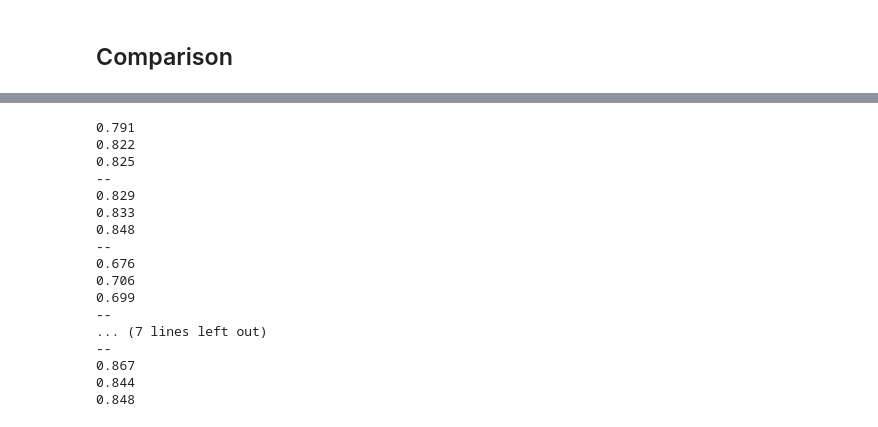
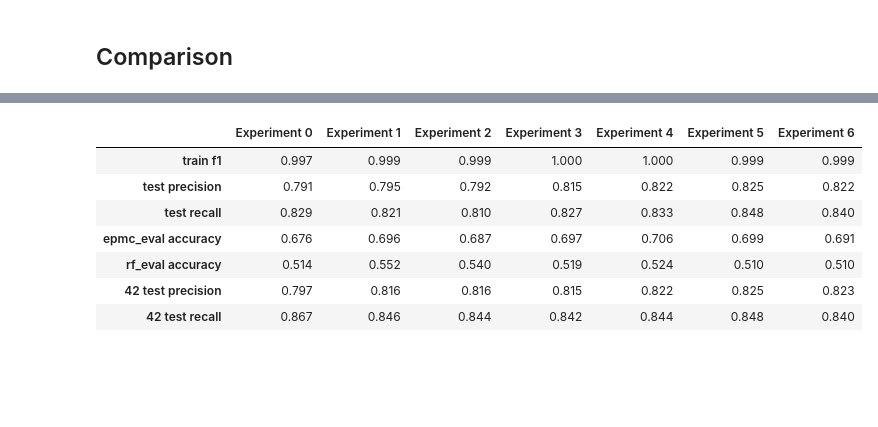
Before and after one commit to wellcometrust/nutrition-labels, a Jupyter notebook: notebooks/Comparison of training experiments - March 2021.ipynb, the cells around one changed output, grey strips where cells are left out. Drawn from its saved outputs; the diff is of its cells as text; code cells hidden in the pictures; blank space fills up the shorter version.

```diff
--- a/notebooks/Comparison of training experiments - March 2021.ipynb
+++ b/notebooks/Comparison of training experiments - March 2021.ipynb
@@ -338,30 +345,17 @@ def print_values(metric):
-# %%
-print_values('test precision')
-print('--')
-print_values('test recall')
-print('--')
-print_values('epmc_eval accuracy')
-print('--')
-print_values('rf_eval accuracy')
-print('--')
-print_values('42 test precision')
-print('--')
-print_values('42 test recall')
-# %% [output]
-0.791
-0.822
-0.825
---
-0.829
-0.833
-0.848
---
-0.676
-0.706
-0.699
---
-... (7 lines left out)
---
-0.867
-0.844
-0.848
+# %%
+pd.DataFrame({'Experiment 0': round(experiment0_scores_renamed.mean(axis=1),3),
+             'Experiment 1': round(experiment1_scores_renamed.mean(axis=1),3),
+             'Experiment 2': round(experiment2_scores_renamed.mean(axis=1),3),
+             'Experiment 3': round(experiment3_scores_renamed.mean(axis=1),3),
+             'Experiment 4': round(experiment4_scores_renamed.mean(axis=1),3),
+             'Experiment 5': round(experiment5_scores_renamed.mean(axis=1),3),
+             'Experiment 6': round(experiment6_scores_renamed.mean(axis=1),3),})
+# %% [output]
+|  | Experiment 0 | Experiment 1 | Experiment 2 | Experiment 3 | Experiment 4 | Experiment 5 | Experiment 6 |
+| train f1 | 0.997 | 0.999 | 0.999 | 1.000 | 1.000 | 0.999 | 0.999 |
+| test precision | 0.791 | 0.795 | 0.792 | 0.815 | 0.822 | 0.825 | 0.822 |
+| test recall | 0.829 | 0.821 | 0.810 | 0.827 | 0.833 | 0.848 | 0.840 |
+| epmc_eval accuracy | 0.676 | 0.696 | 0.687 | 0.697 | 0.706 | 0.699 | 0.691 |
+| rf_eval accuracy | 0.514 | 0.552 | 0.540 | 0.519 | 0.524 | 0.510 | 0.510 |
+| 42 test precision | 0.797 | 0.816 | 0.816 | 0.815 | 0.822 | 0.825 | 0.823 |
+| 42 test recall | 0.867 | 0.846 | 0.844 | 0.842 | 0.844 | 0.848 | 0.840 |
```
Also changed, not shown: parts of 9 cells of this notebook, 1 other file.
